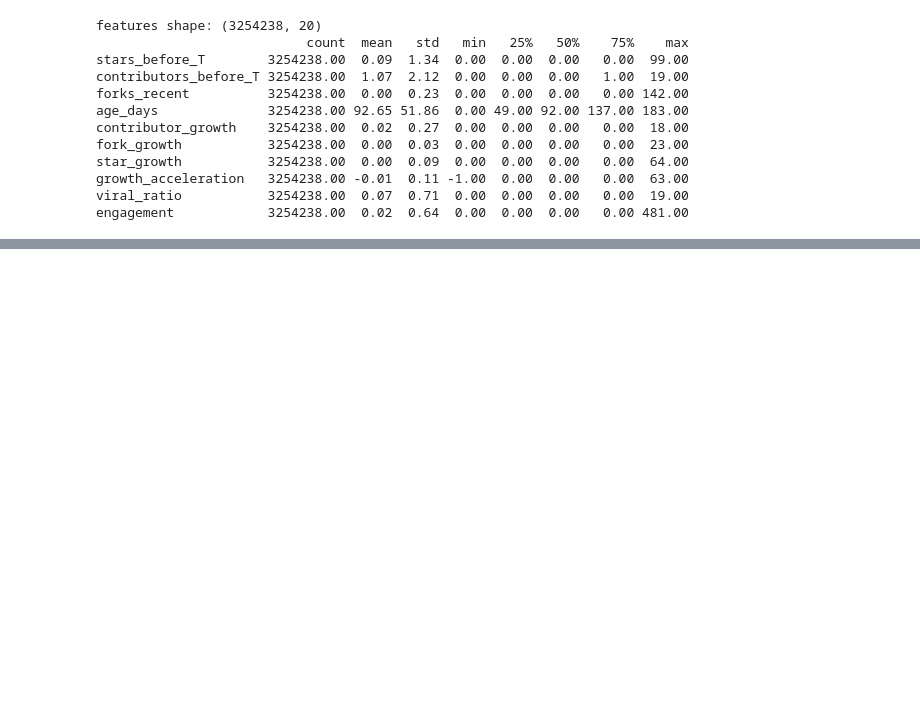
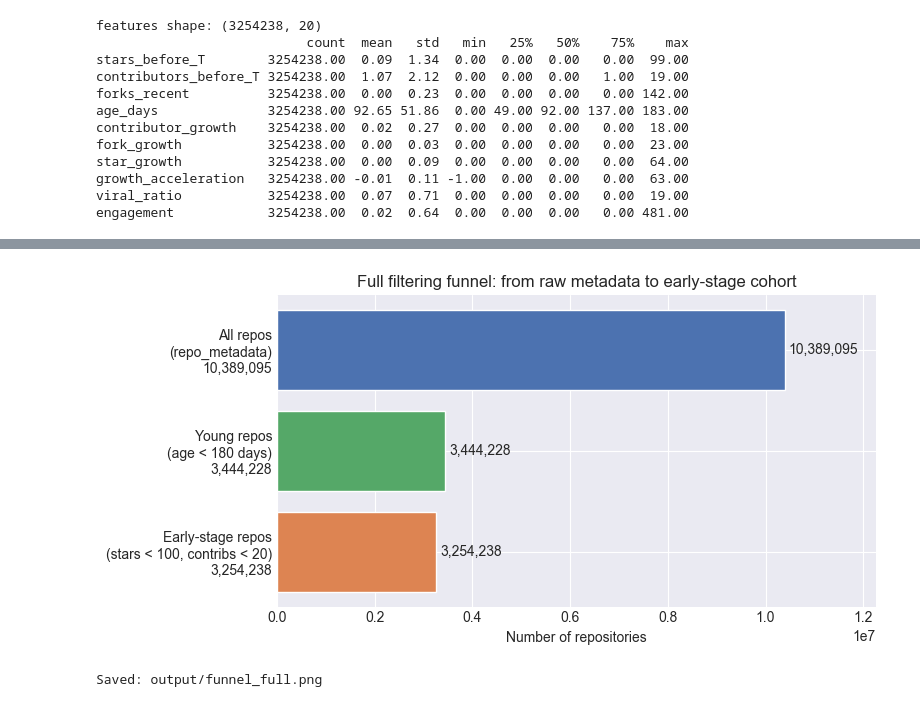
Before and after one commit to IldarRakiev/High-Growth-Repos-Detection, a Jupyter notebook: stages/Data Preparation.ipynb, the cells around one changed output, grey strips where cells are left out. Saved outputs shown, nothing was run; the diff lists cells and outputs as text; code cells hidden in the pictures; blank space fills up the shorter version.

Commit message:
Visualizations for report

```diff
--- a/stages/Data Preparation.ipynb
+++ b/stages/Data Preparation.ipynb
@@ -289 +285,31 @@ Saved: /kaggle/working/features_prepared_plan.csv  |  rows: 3,254,238
 X for sklearn: (3254238, 10)
+# %%
+import os
+import matplotlib.pyplot as plt
+import seaborn as sns
+os.makedirs("output", exist_ok=True)
+
+funnel_labels = [
+    "All repos\n(repo_metadata)\n10,389,095",
+    "Young repos\n(age < 180 days)\n3,444,228",
+    "Early-stage repos\n(stars < 100, contribs < 20)\n3,254,238"
+]
+funnel_values = [10389095, 3444228, 3254238]
+colors = ["#4C72B0", "#55A868", "#DD8452"]
+
+fig, ax = plt.subplots(figsize=(8, 4))
+bars = ax.barh(funnel_labels, funnel_values, color=colors, edgecolor='white')
+for bar, val in zip(bars, funnel_values):
+    ax.text(bar.get_width() + 80000, bar.get_y() + bar.get_height()/2,
+            f"{val:,.0f}", va='center', fontsize=10)
+ax.set_xlabel("Number of repositories")
+ax.set_title("Full filtering funnel: from raw metadata to early-stage cohort")
+ax.set_xlim(0, max(funnel_values) * 1.18)
+ax.invert_yaxis()
+plt.tight_layout()
+plt.savefig("output/funnel_full.png", dpi=150, bbox_inches='tight')
+plt.show()
+print("Saved: output/funnel_full.png")
+# %% [output]
+[figure, added]
+Saved: output/funnel_full.png
```
Also changed, not shown: parts of 6 cells of this notebook, 10 other files.
